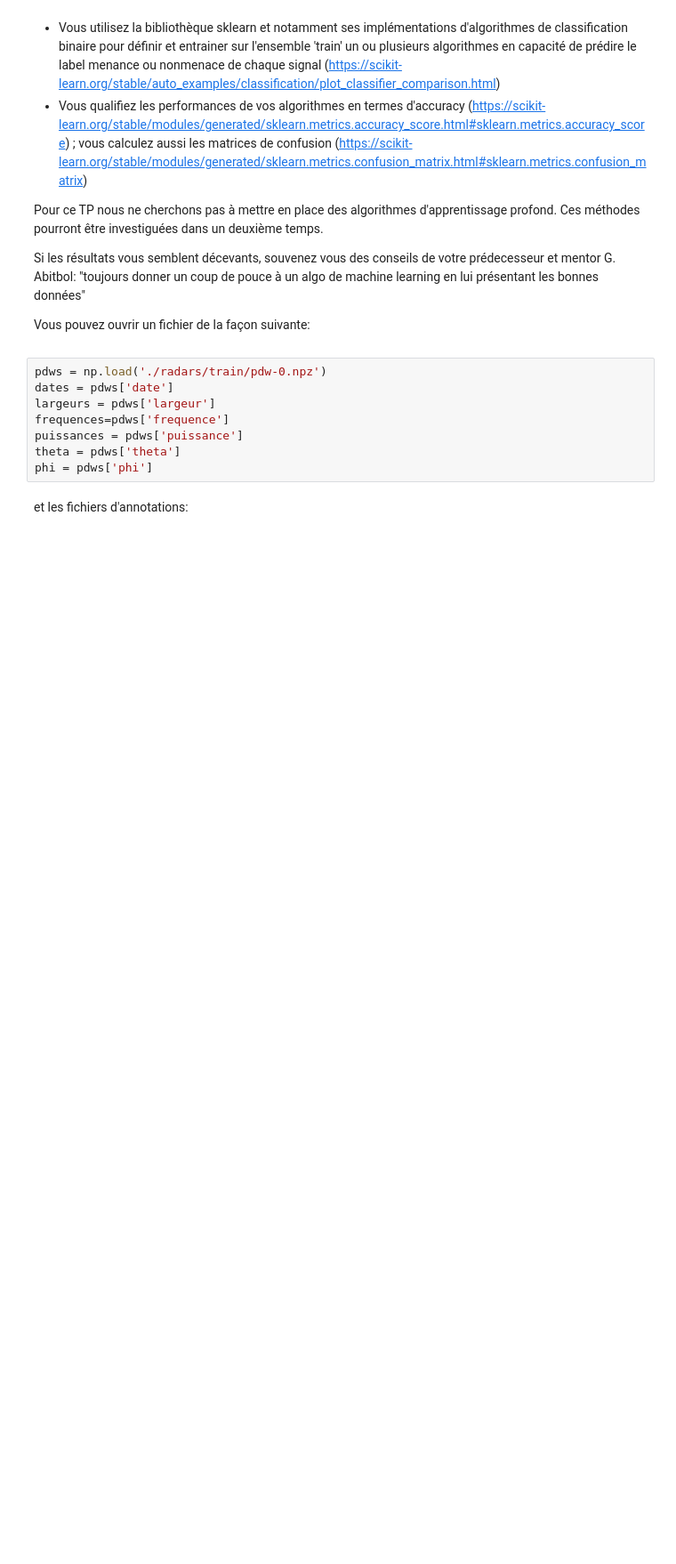
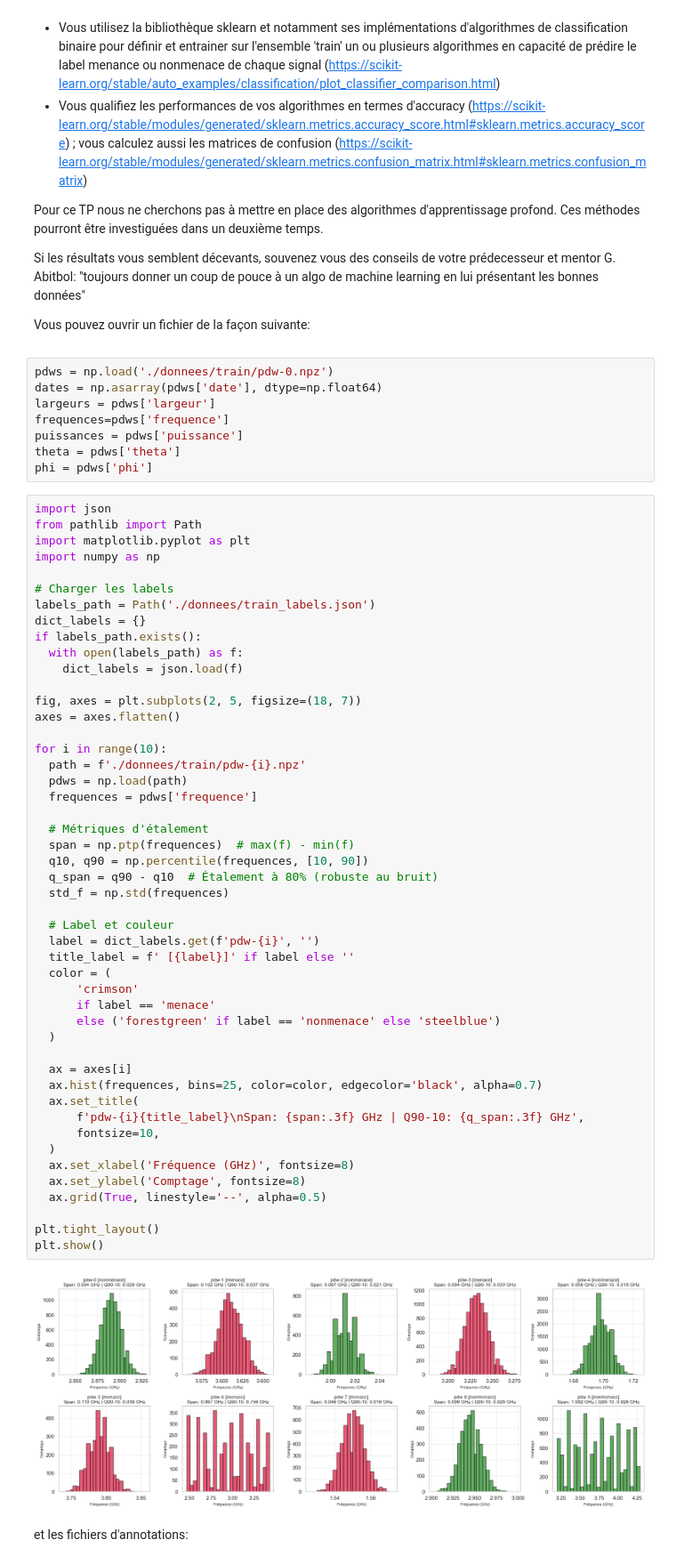
Before and after one commit to Squenger/MVA_Deep_learning_and_signal_processing, a Jupyter notebook: TP2/dls_tp2_Paolo.ipynb, the cells around one changed output. Shown at 89% size. Saved outputs shown, nothing was run; the diff lists cells and outputs as text; blank space fills up the shorter version.

```diff
--- a/TP2/dls_tp2_Paolo.ipynb
+++ b/TP2/dls_tp2_Paolo.ipynb
@@ -84,13 +84,63 @@ Vous pouvez ouvrir un fichier de la façon suivante:
 
 </div>
 # %%
-pdws = np.load('./radars/train/pdw-0.npz')
-dates = pdws['date']
+pdws = np.load('./donnees/train/pdw-0.npz')
+dates = np.asarray(pdws['date'], dtype=np.float64)
 largeurs = pdws['largeur']
 frequences=pdws['frequence']
 puissances = pdws['puissance']
 theta = pdws['theta']
 phi = pdws['phi']
+# %%
+import json
+from pathlib import Path
+import matplotlib.pyplot as plt
+import numpy as np
+
+# Charger les labels
+labels_path = Path('./donnees/train_labels.json')
+dict_labels = {}
+if labels_path.exists():
+  with open(labels_path) as f:
+    dict_labels = json.load(f)
+
+fig, axes = plt.subplots(2, 5, figsize=(18, 7))
+axes = axes.flatten()
+
+for i in range(10):
+  path = f'./donnees/train/pdw-{i}.npz'
+  pdws = np.load(path)
+  frequences = pdws['frequence']
+
+  # Métriques d'étalement
+  span = np.ptp(frequences)  # max(f) - min(f)
+  q10, q90 = np.percentile(frequences, [10, 90])
+  q_span = q90 - q10  # Étalement à 80% (robuste au bruit)
+  std_f = np.std(frequences)
+
+  # Label et couleur
+  label = dict_labels.get(f'pdw-{i}', '')
+  title_label = f' [{label}]' if label else ''
+  color = (
+      'crimson'
+      if label == 'menace'
+      else ('forestgreen' if label == 'nonmenace' else 'steelblue')
+  )
+
+  ax = axes[i]
+  ax.hist(frequences, bins=25, color=color, edgecolor='black', alpha=0.7)
+  ax.set_title(
+      f'pdw-{i}{title_label}\nSpan: {span:.3f} GHz | Q90-10: {q_span:.3f} GHz',
+      fontsize=10,
+  )
+  ax.set_xlabel('Fréquence (GHz)', fontsize=8)
+  ax.set_ylabel('Comptage', fontsize=8)
+  ax.grid(True, linestyle='--', alpha=0.5)
+
+plt.tight_layout()
+plt.show()
+# %% [output]
+[figure, added]
 # %% [markdown]
 <div class=consignes> et les fichiers d'annotations:</div>
 # %%
```
Also changed, not shown: parts of 25 cells of this notebook, 4 other files.
